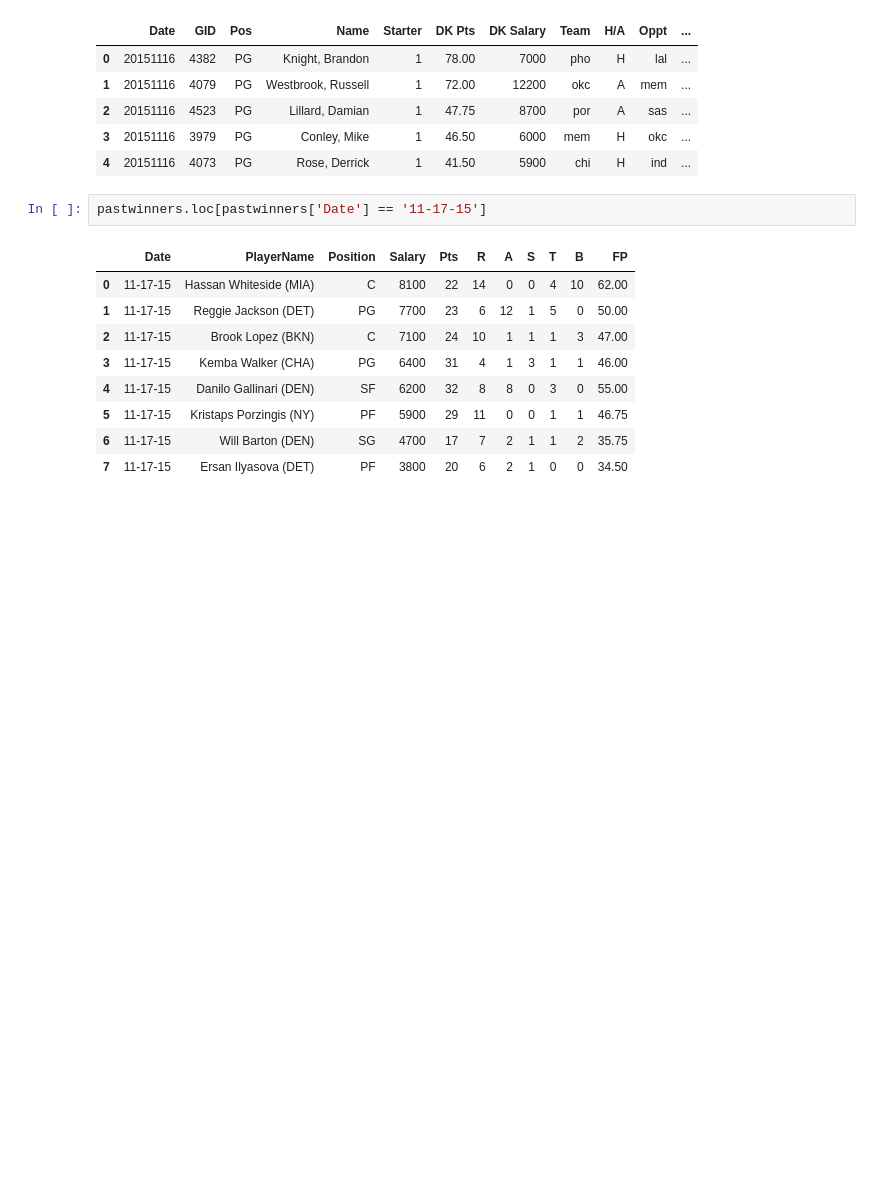
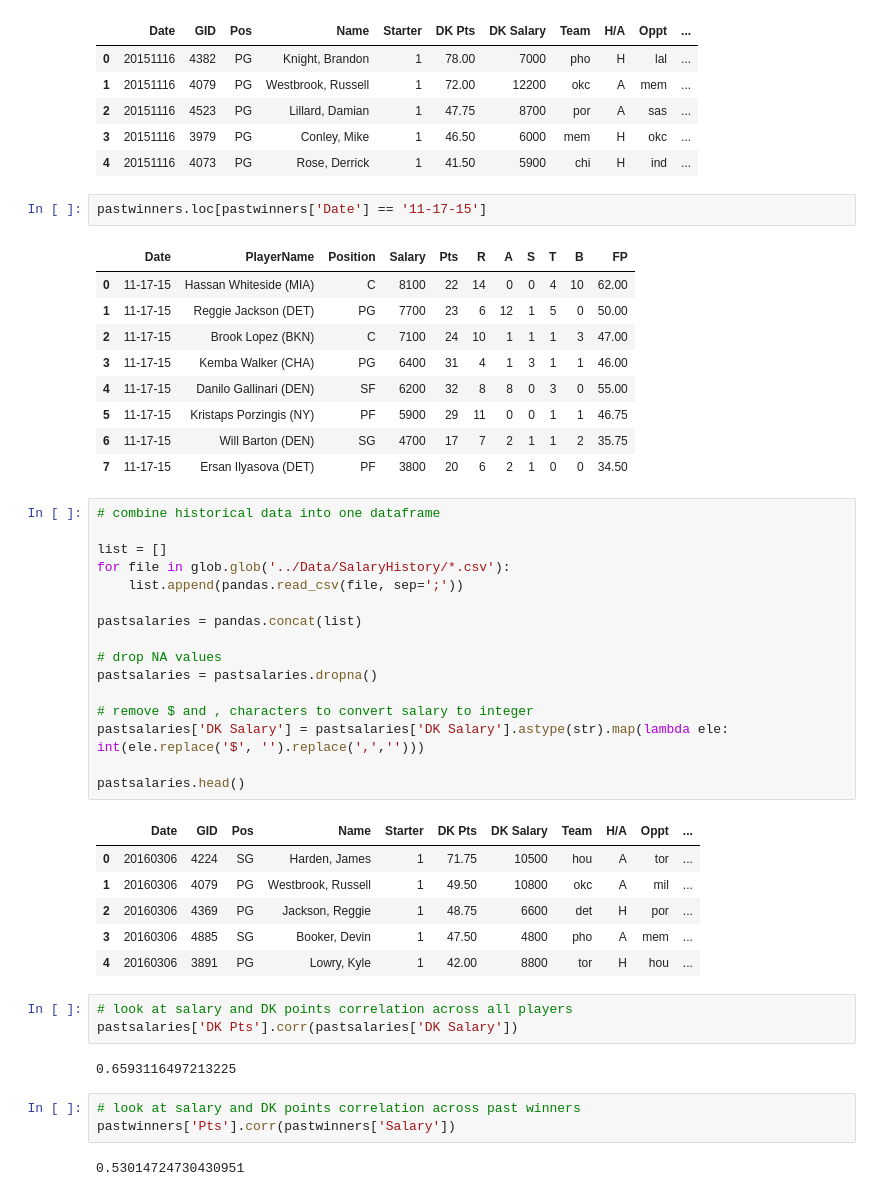
Before and after one commit to jpzhangvincent/NBAFantasySportBetting-ML-project, a Jupyter notebook: Data Munging& EDA/Rylan EDA.ipynb, the cells around one changed output. Saved outputs shown, nothing was run; the diff lists cells and outputs as text; blank space fills up the shorter version.

```diff
--- a/Data Munging& EDA/Rylan EDA.ipynb
+++ b/Data Munging& EDA/Rylan EDA.ipynb
@@ -119,3 +120,36 @@ pastwinners.loc[pastwinners['Date'] == '11-17-15']
 | 5 | 11-17-15 | Kristaps Porzingis (NY) | PF | 5900 | 29 | 11 | 0 | 0 | 1 | 1 | 46.75 |
 | 6 | 11-17-15 | Will Barton (DEN) | SG | 4700 | 17 | 7 | 2 | 1 | 1 | 2 | 35.75 |
 | 7 | 11-17-15 | Ersan Ilyasova (DET) | PF | 3800 | 20 | 6 | 2 | 1 | 0 | 0 | 34.50 |
+# %%
+# combine historical data into one dataframe
+
+list = []
+for file in glob.glob('../Data/SalaryHistory/*.csv'):
+    list.append(pandas.read_csv(file, sep=';'))
+
+pastsalaries = pandas.concat(list)
+
+# drop NA values
+pastsalaries = pastsalaries.dropna()
+
+# remove $ and , characters to convert salary to integer
+pastsalaries['DK Salary'] = pastsalaries['DK Salary'].astype(str).map(lambda ele: int(ele.replace('$', '').replace(',','')))
+
+pastsalaries.head()
+# %% [output]
+|  | Date | GID | Pos | Name | Starter | DK Pts | DK Salary | Team | H/A | Oppt | ... |
+| 0 | 20160306 | 4224 | SG | Harden, James | 1 | 71.75 | 10500 | hou | A | tor | ... |
+| 1 | 20160306 | 4079 | PG | Westbrook, Russell | 1 | 49.50 | 10800 | okc | A | mil | ... |
+| 2 | 20160306 | 4369 | PG | Jackson, Reggie | 1 | 48.75 | 6600 | det | H | por | ... |
+| 3 | 20160306 | 4885 | SG | Booker, Devin | 1 | 47.50 | 4800 | pho | A | mem | ... |
+| 4 | 20160306 | 3891 | PG | Lowry, Kyle | 1 | 42.00 | 8800 | tor | H | hou | ... |
+# %%
+# look at salary and DK points correlation across all players
+pastsalaries['DK Pts'].corr(pastsalaries['DK Salary'])
+# %% [output]
+0.6593116497213225
+# %%
+# look at salary and DK points correlation across past winners
+pastwinners['Pts'].corr(pastwinners['Salary'])
+# %% [output]
+0.53014724730430951
```
Also changed, not shown: parts of 2 cells of this notebook.
